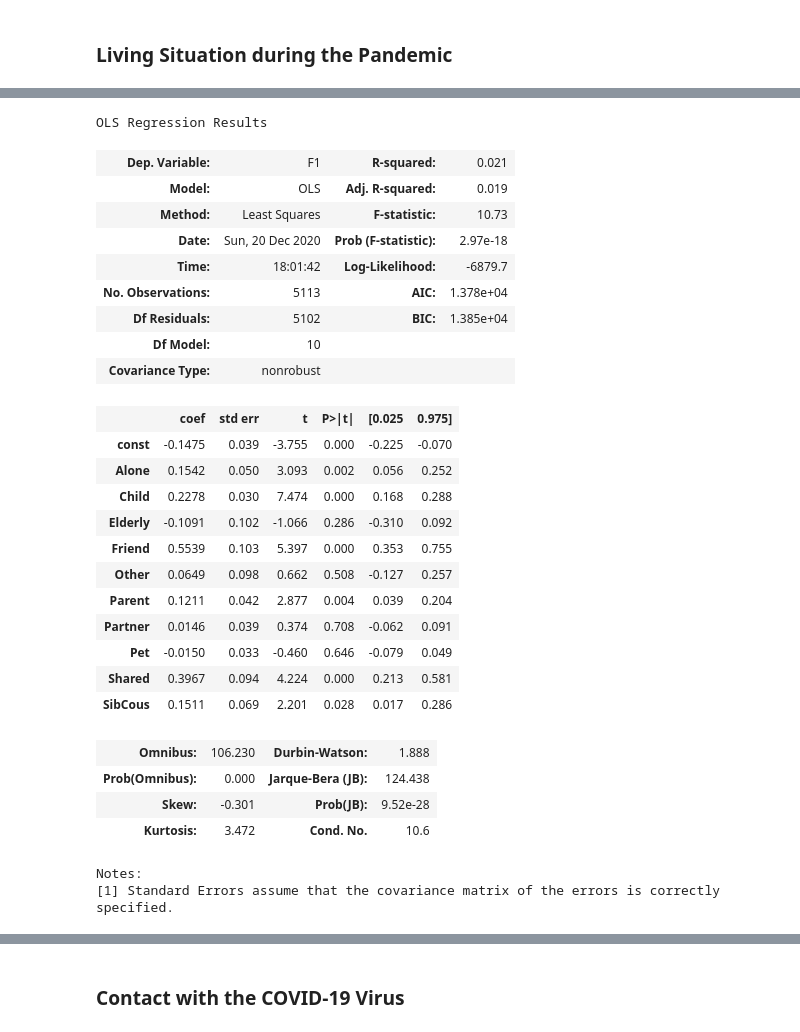
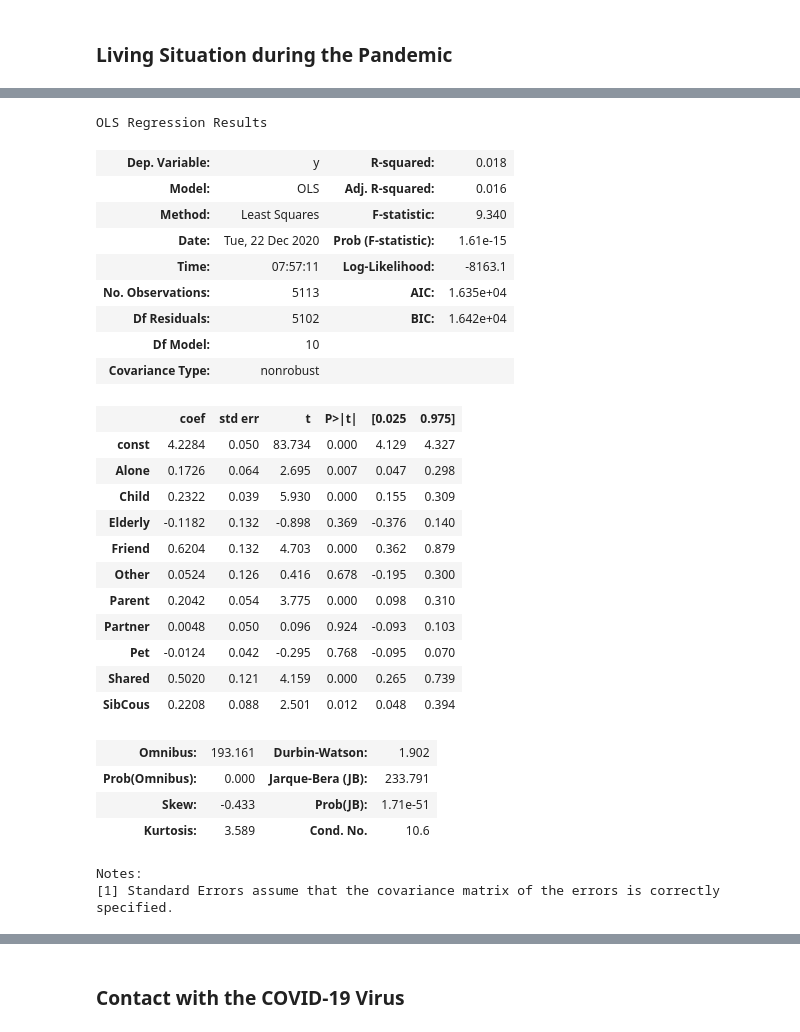
Before and after one commit to lkfink/CMQ, a Jupyter notebook: Predicting_Negative_Positive_Emotions.ipynb, the cells around one changed output, grey strips where cells are left out. Drawn from its saved outputs; the diff is of its cells as text; code cells hidden in the pictures.

```diff
--- a/Predicting_Negative_Positive_Emotions.ipynb
+++ b/Predicting_Negative_Positive_Emotions.ipynb
@@ -27,0 +32,11 @@ all_data.shape
+# %%
+neg_emotions = ['Depressed','Stressed','Anxious','Negative Valence','Lonely']
+pos_emotions = ['Positive Valence','Arousal','General Health']
+all_emotions = neg_emotions + pos_emotions
+
+normalize_column = 'Country'
+
+for i, column in enumerate(all_emotions):
+    all_data[column] = all_data.groupby(normalize_column, sort = False)[column].apply(lambda x: x.fillna(x.median()))
+
+all_data.reset_index(inplace = True, drop = True)
@@ -46,3 +63,6 @@ y = all_data.loc[:,'F1']
+# %%
+# create average score of all negative emotions
+y = (all_data.loc[:,neg_emotions]).mean(skipna=True,axis=1)
 # %% [markdown]
 ### Contact with the COVID-19 Virus
 # %%
@@ -181,39 +185,38 @@ corr
 # %%
 # regression
 X = all_X.loc[:,living]
 X.columns = X.columns.str.replace(r'^.*-', '', regex=True)
 X = sm.add_constant(X)
 
-avg_ols_model = sm.OLS(y, X)
-avg_results = avg_ols_model.fit(L1_wt=1, refit=True)
-f1_living_r2 = avg_results.rsquared
-avg_results.summary()
+model = sm.OLS(y, X)
+results = model.fit()
+results.summary()
 # %% [output]
 OLS Regression Results
-| Dep. Variable: | F1 | R-squared: | 0.021 |
-| Model: | OLS | Adj. R-squared: | 0.019 |
-| Method: | Least Squares | F-statistic: | 10.73 |
-| Date: | Sun, 20 Dec 2020 | Prob (F-statistic): | 2.97e-18 |
-| Time: | 18:01:42 | Log-Likelihood: | -6879.7 |
-| No. Observations: | 5113 | AIC: | 1.378e+04 |
-| Df Residuals: | 5102 | BIC: | 1.385e+04 |
+| Dep. Variable: | y | R-squared: | 0.018 |
+| Model: | OLS | Adj. R-squared: | 0.016 |
+| Method: | Least Squares | F-statistic: | 9.340 |
+| Date: | Tue, 22 Dec 2020 | Prob (F-statistic): | 1.61e-15 |
+| Time: | 07:57:11 | Log-Likelihood: | -8163.1 |
+| No. Observations: | 5113 | AIC: | 1.635e+04 |
+| Df Residuals: | 5102 | BIC: | 1.642e+04 |
 | Df Model: | 10 |  |  |
 | Covariance Type: | nonrobust |  |  |
 |  | coef | std err | t | P>|t| | [0.025 | 0.975] |
-| const | -0.1475 | 0.039 | -3.755 | 0.000 | -0.225 | -0.070 |
-| Alone | 0.1542 | 0.050 | 3.093 | 0.002 | 0.056 | 0.252 |
-| Child | 0.2278 | 0.030 | 7.474 | 0.000 | 0.168 | 0.288 |
-| Elderly | -0.1091 | 0.102 | -1.066 | 0.286 | -0.310 | 0.092 |
-| Friend | 0.5539 | 0.103 | 5.397 | 0.000 | 0.353 | 0.755 |
-| Other | 0.0649 | 0.098 | 0.662 | 0.508 | -0.127 | 0.257 |
-| Parent | 0.1211 | 0.042 | 2.877 | 0.004 | 0.039 | 0.204 |
-| Partner | 0.0146 | 0.039 | 0.374 | 0.708 | -0.062 | 0.091 |
-| Pet | -0.0150 | 0.033 | -0.460 | 0.646 | -0.079 | 0.049 |
-| Shared | 0.3967 | 0.094 | 4.224 | 0.000 | 0.213 | 0.581 |
-| SibCous | 0.1511 | 0.069 | 2.201 | 0.028 | 0.017 | 0.286 |
+| const | 4.2284 | 0.050 | 83.734 | 0.000 | 4.129 | 4.327 |
+| Alone | 0.1726 | 0.064 | 2.695 | 0.007 | 0.047 | 0.298 |
+| Child | 0.2322 | 0.039 | 5.930 | 0.000 | 0.155 | 0.309 |
+| Elderly | -0.1182 | 0.132 | -0.898 | 0.369 | -0.376 | 0.140 |
+| Friend | 0.6204 | 0.132 | 4.703 | 0.000 | 0.362 | 0.879 |
+| Other | 0.0524 | 0.126 | 0.416 | 0.678 | -0.195 | 0.300 |
+| Parent | 0.2042 | 0.054 | 3.775 | 0.000 | 0.098 | 0.310 |
+| Partner | 0.0048 | 0.050 | 0.096 | 0.924 | -0.093 | 0.103 |
+| Pet | -0.0124 | 0.042 | -0.295 | 0.768 | -0.095 | 0.070 |
+| Shared | 0.5020 | 0.121 | 4.159 | 0.000 | 0.265 | 0.739 |
+| SibCous | 0.2208 | 0.088 | 2.501 | 0.012 | 0.048 | 0.394 |
-| Omnibus: | 106.230 | Durbin-Watson: | 1.888 |
-| Prob(Omnibus): | 0.000 | Jarque-Bera (JB): | 124.438 |
-| Skew: | -0.301 | Prob(JB): | 9.52e-28 |
-| Kurtosis: | 3.472 | Cond. No. | 10.6 |
+| Omnibus: | 193.161 | Durbin-Watson: | 1.902 |
+| Prob(Omnibus): | 0.000 | Jarque-Bera (JB): | 233.791 |
+| Skew: | -0.433 | Prob(JB): | 1.71e-51 |
+| Kurtosis: | 3.589 | Cond. No. | 10.6 |
 Notes:
 [1] Standard Errors assume that the covariance matrix of the errors is correctly specified.
```
Also changed, not shown: parts of 16 cells of this notebook, 1 other file.
